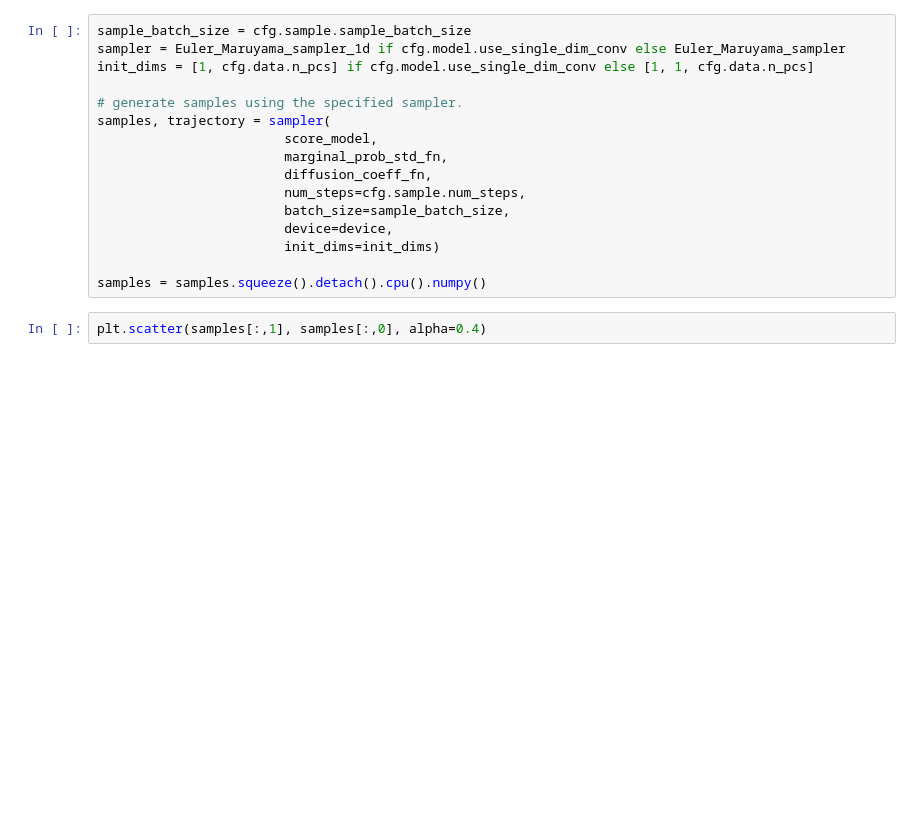
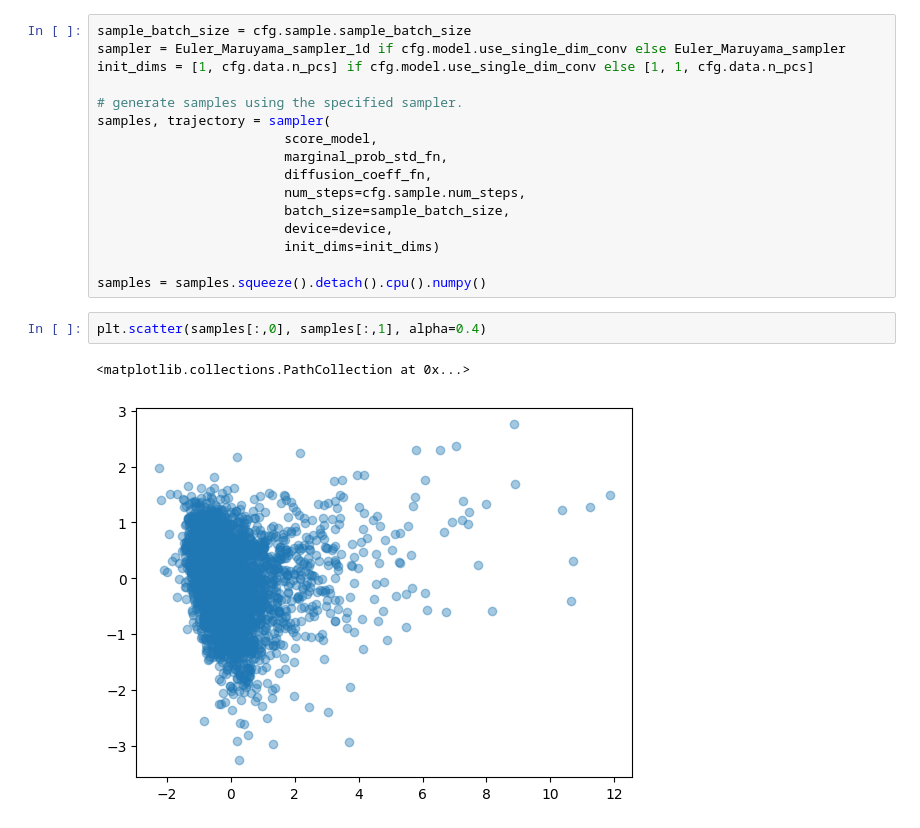
Before and after one commit to bjmedina/memory, a Jupyter notebook: notebooks/2026-02-17_plotting-scores-and-such.ipynb, the cells around one changed output. Saved outputs shown, nothing was run; the diff lists cells and outputs as text; blank space fills up the shorter version.

```diff
--- a/notebooks/2026-02-17_plotting-scores-and-such.ipynb
+++ b/notebooks/2026-02-17_plotting-scores-and-such.ipynb
@@ -269,6 +302,9 @@ samples, trajectory = sampler(
 
 samples = samples.squeeze().detach().cpu().numpy()
 # %%
-plt.scatter(samples[:,1], samples[:,0], alpha=0.4)
+plt.scatter(samples[:,0], samples[:,1], alpha=0.4)
+# %% [output]
+<matplotlib.collections.PathCollection at 0x...>
+[figure, added]
 # %%
 len(trajectory)
```
Also changed, not shown: parts of 9 cells of this notebook, 3 other files.
